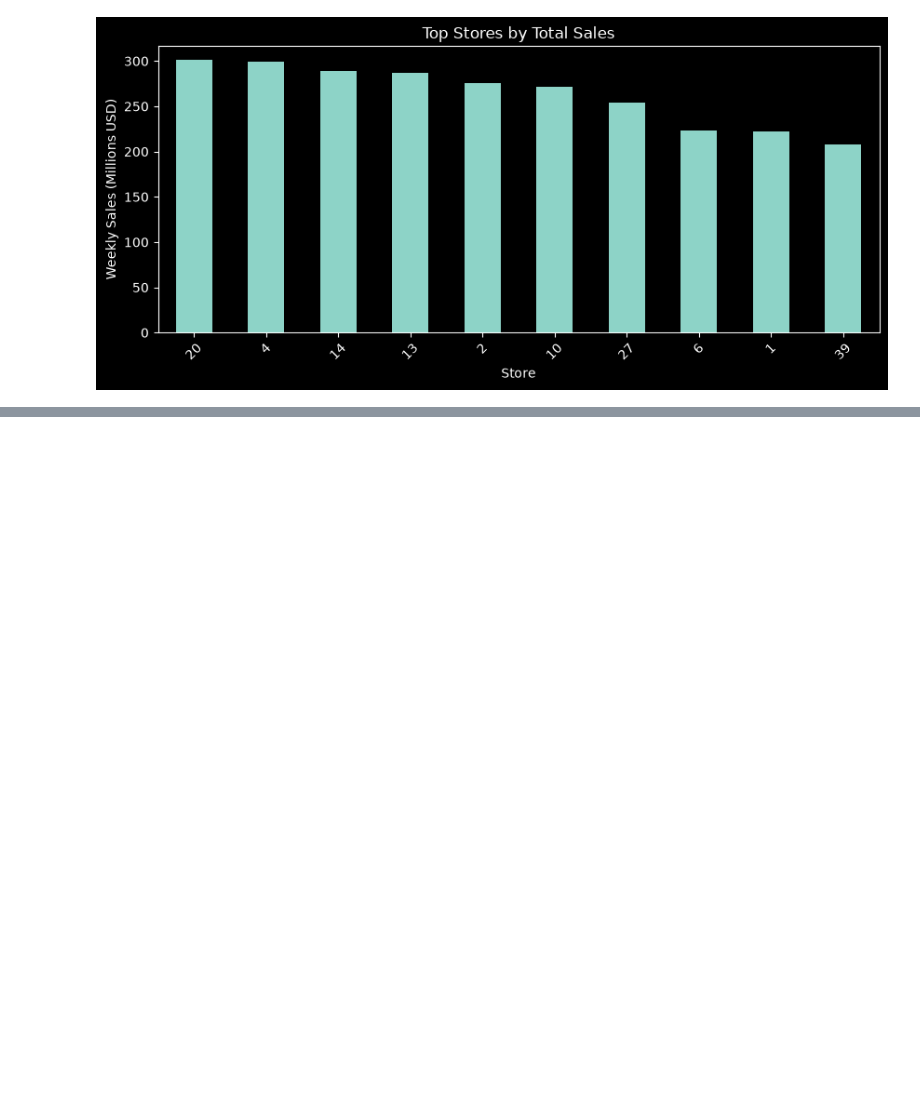
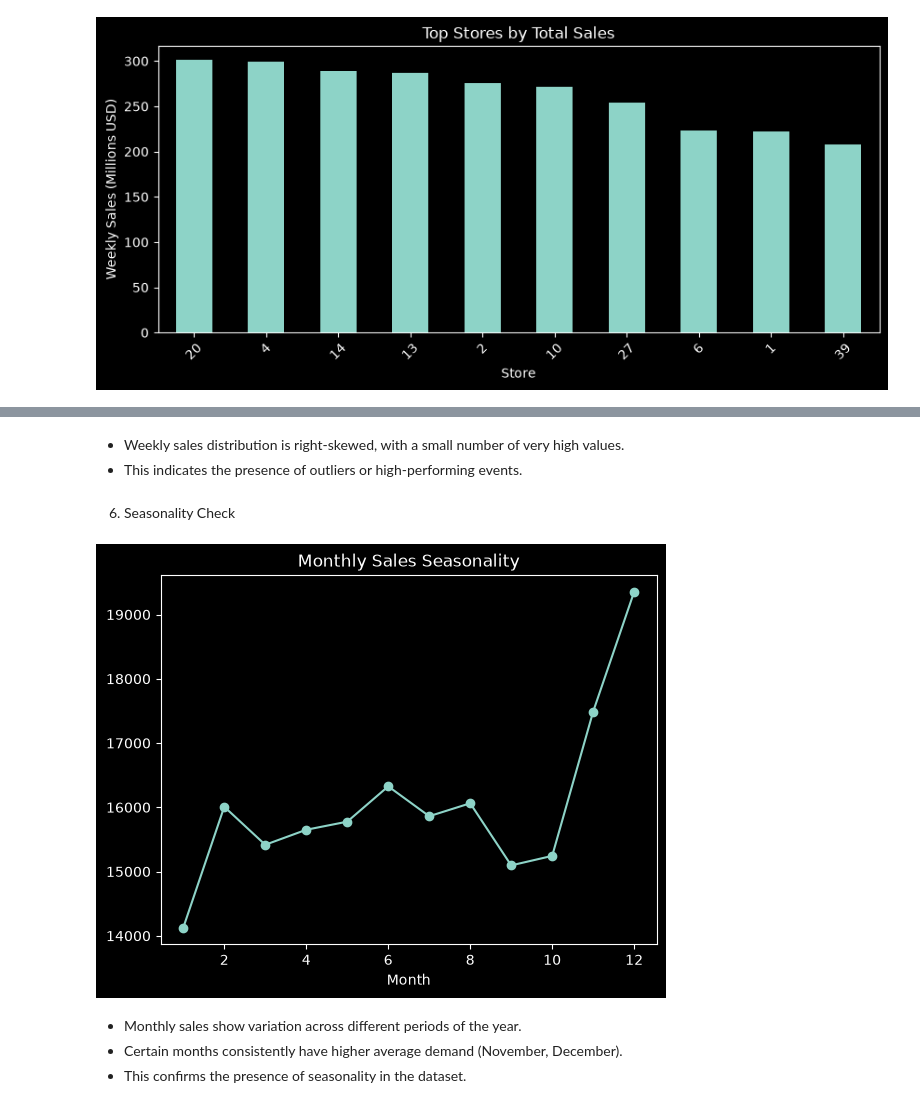
Before and after one commit to tuyettran15999/Walmart-Demand-Forecasting, a Jupyter notebook: notebook/02_eda.ipynb, the cells around one changed output, grey strips where cells are left out. Saved outputs shown, nothing was run; the diff lists cells and outputs as text; code cells hidden in the pictures; blank space fills up the shorter version.

```diff
--- a/notebook/02_eda.ipynb
+++ b/notebook/02_eda.ipynb
@@ -74,0 +115,20 @@ Có imbalance không?
+# %% [markdown]
+- Weekly sales distribution is right-skewed, with a small number of very high values.
+- This indicates the presence of outliers or high-performing events.
+# %% [markdown]
+6. Seasonality Check
+# %%
+import pandas as pd
+
+train['Date'] = pd.to_datetime(train['Date'])
+train['Month'] = train['Date'].dt.month
+monthly_sales = train.groupby('Month')['Weekly_Sales'].mean()
+monthly_sales.plot(kind='line', marker='o')
+plt.title("Monthly Sales Seasonality")
+plt.show()
+# %% [output]
+[figure, added]
+# %% [markdown]
+- Monthly sales show variation across different periods of the year.
+- Certain months consistently have higher average demand (November, December).
+- This confirms the presence of seasonality in the dataset.
```
Also changed, not shown: parts of 18 cells of this notebook.
